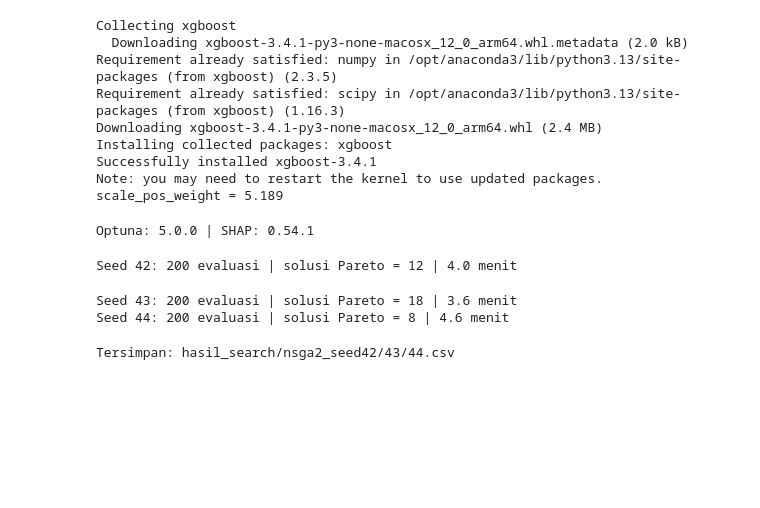
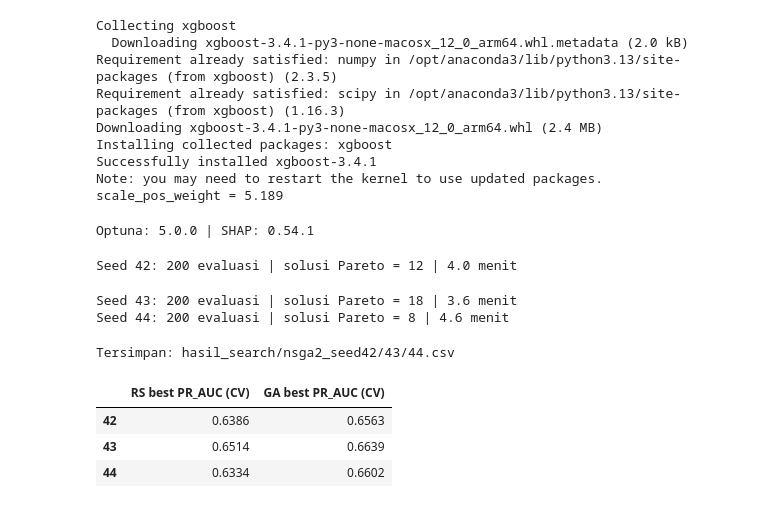
Before and after one commit to manl1/Project-ETS-Machine-Learning, a Jupyter notebook: project-ets.ipynb, the cells around one changed output. Drawn from its saved outputs; the diff is of its cells as text; code cells hidden in the pictures; blank space fills up the shorter version.

```diff
--- a/project-ets.ipynb
+++ b/project-ets.ipynb
@@ -973,3 +973,36 @@ for seed, st in nsga_runs.items():
 print("Tersimpan: hasil_search/nsga2_seed42/43/44.csv")
 # %% [output]
 Tersimpan: hasil_search/nsga2_seed42/43/44.csv
+# %%
+#baca hasil RS dan GA
+COLS = list(SEARCH_SPACE)
+
+def read_hist(prefix, seed):
+    for folder in ["hasil_search", "."]:
+        path = f"{folder}/{prefix}_seed{seed}.csv"
+        if os.path.exists(path):
+            return pd.read_csv(path)
+    raise FileNotFoundError(f"{prefix}_seed{seed}.csv tidak ditemukan (taruh di hasil_search/)")
+
+def best_params(df):
+    row = df.loc[df["score"].idxmax()]
+    p = {k: float(row[k]) for k in COLS}
+    for k in ["n_estimators", "max_depth", "min_child_weight"]:
+        p[k] = int(round(p[k]))
+    return p
+
+rs_hist = {s: read_hist("rs", s) for s in SEEDS}
+ga_hist = {s: read_hist("ga", s) for s in SEEDS}
+rs_params = {s: best_params(h) for s, h in rs_hist.items()}
+ga_params = {s: best_params(h) for s, h in ga_hist.items()}
+
+ringkas_search = pd.DataFrame({
+    "RS best PR_AUC (CV)": {s: h["score"].max() for s, h in rs_hist.items()},
+    "GA best PR_AUC (CV)": {s: h["score"].max() for s, h in ga_hist.items()},
+})
+display(ringkas_search.round(4))
+# %% [output]
+|  | RS best PR_AUC (CV) | GA best PR_AUC (CV) |
+| 42 | 0.6386 | 0.6563 |
+| 43 | 0.6514 | 0.6639 |
+| 44 | 0.6334 | 0.6602 |
```
Also changed, not shown: parts of 1 cell of this notebook, 1 other file.
